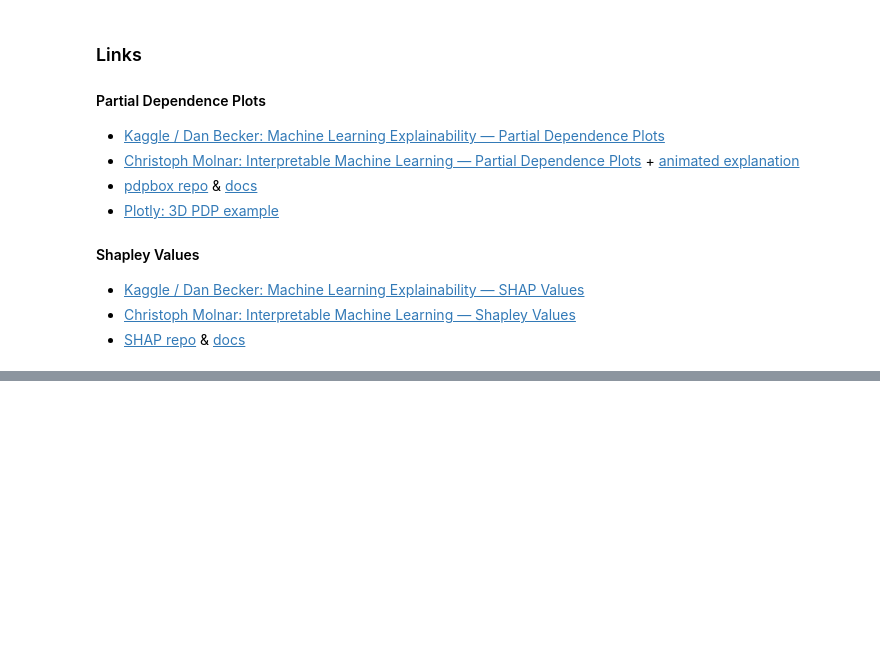
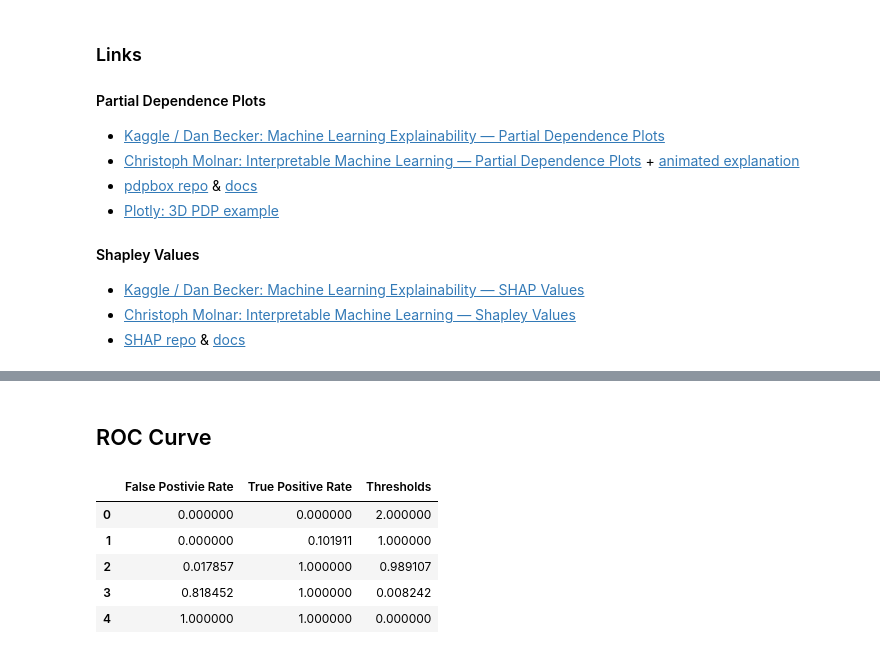
Before and after one commit to gptix/DS-Unit-2-Applied-Modeling, a Jupyter notebook: module4/ASSIGNMENT_Jud_Taylor_LS_DS_234_assignment.ipynb, the cells around one changed output, grey strips where cells are left out. Saved outputs shown, nothing was run; the diff lists cells and outputs as text; code cells hidden in the pictures; blank space fills up the shorter version.

```diff
--- a/module4/ASSIGNMENT_Jud_Taylor_LS_DS_234_assignment.ipynb
+++ b/module4/ASSIGNMENT_Jud_Taylor_LS_DS_234_assignment.ipynb
@@ -81,0 +236,8 @@ else:
+# %%
+from sklearn.model_selection import train_test_split
+train, test = train_test_split(df, test_size=0.2, random_state=1984)
+train, val = train_test_split(train, test_size=0.2, random_state=1984)
+
+print(train.shape)
+print(val.shape)
+test.shape
@@ -81,0 +323,19 @@ else:
+# %% [markdown]
+## ROC Curve
+# %%
+y_val
+from sklearn.metrics import roc_curve
+y_pred_proba = pipeline.predict_proba(X_val)[:,-1]
+fpr, tpr, thresholds = roc_curve(y_val, y_pred_proba)
+pd.DataFrame({
+    'False Postivie Rate' : fpr,
+    'True Positive Rate' : tpr,
+    'Thresholds' : thresholds
+})
+# %% [output]
+|  | False Postivie Rate | True Positive Rate | Thresholds |
+| 0 | 0.000000 | 0.000000 | 2.000000 |
+| 1 | 0.000000 | 0.101911 | 1.000000 |
+| 2 | 0.017857 | 1.000000 | 0.989107 |
+| 3 | 0.818452 | 1.000000 | 0.008242 |
+| 4 | 1.000000 | 1.000000 | 0.000000 |
```
Also changed, not shown: parts of 40 cells of this notebook.
